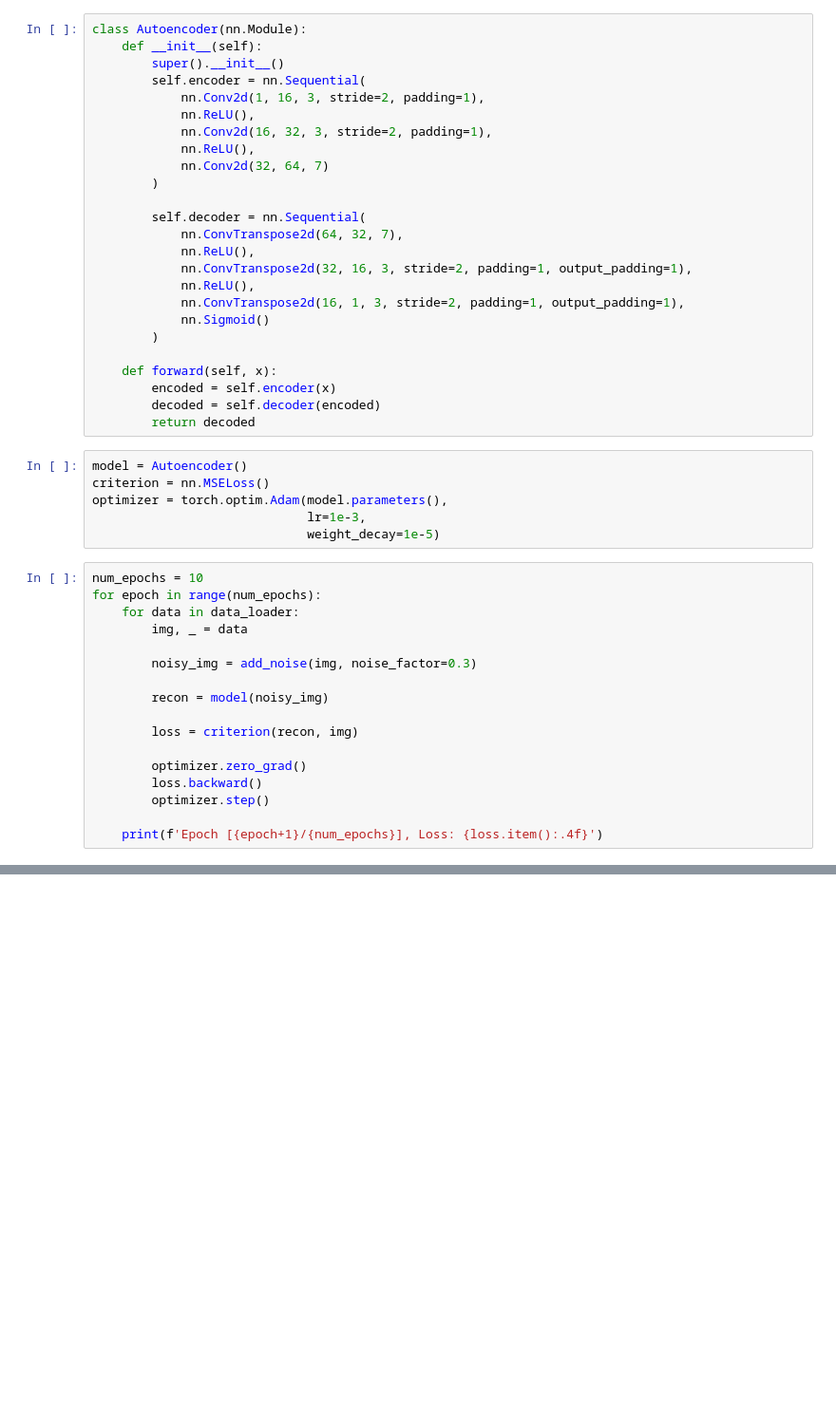
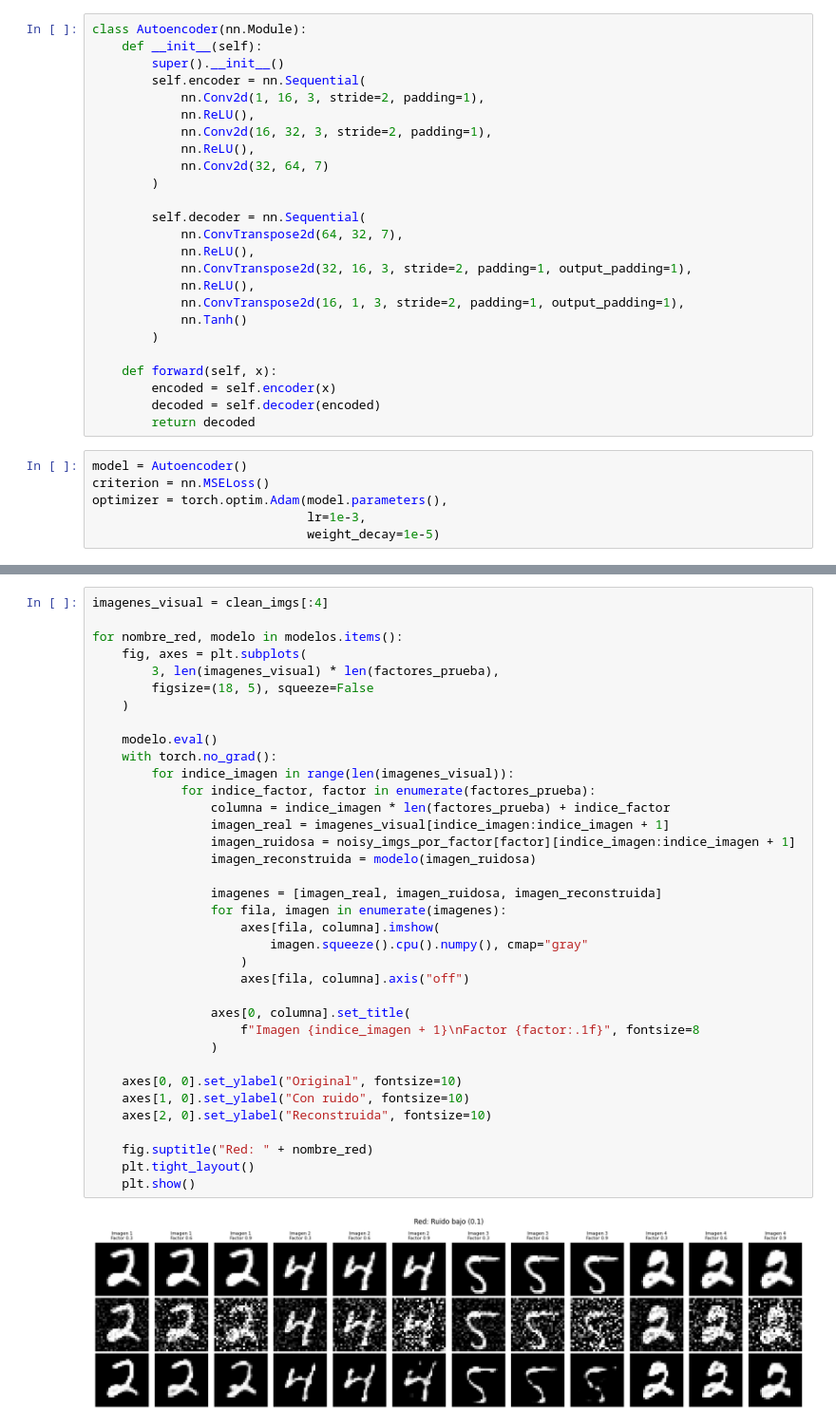
Before and after one commit to aledelgadoo/TP2-AA2-Autoencoders, a Jupyter notebook: eliminacion-ruido.ipynb, the cells around one changed output, grey strips where cells are left out. Shown at 95% size. Saved outputs shown, nothing was run; the diff lists cells and outputs as text; blank space fills up the shorter version.

Commit message:
Actualiza el entrenamiento para probar distintos noise_factor. Prueba como se comportan con distintos noise_factor.

```diff
--- a/eliminacion-ruido.ipynb
+++ b/eliminacion-ruido.ipynb
@@ -56,7 +56,7 @@ class Autoencoder(nn.Module):
             nn.ConvTranspose2d(32, 16, 3, stride=2, padding=1, output_padding=1),
             nn.ReLU(),
             nn.ConvTranspose2d(16, 1, 3, stride=2, padding=1, output_padding=1),
-            nn.Sigmoid()
+            nn.Tanh()
         )
 
     def forward(self, x):
@@ -69,20 +69,3 @@ criterion = nn.MSELoss()
 optimizer = torch.optim.Adam(model.parameters(),
                              lr=1e-3,
                              weight_decay=1e-5)
-# %%
-num_epochs = 10
-for epoch in range(num_epochs):
-    for data in data_loader:
-        img, _ = data
-
-        noisy_img = add_noise(img, noise_factor=0.3)
-
-        recon = model(noisy_img)
-
-        loss = criterion(recon, img)
-
-        optimizer.zero_grad()
-        loss.backward()
-        optimizer.step()
-
-    print(f'Epoch [{epoch+1}/{num_epochs}], Loss: {loss.item():.4f}')
@@ -139,0 +185,38 @@ plot_denoising_results(model, data_loader_valid, num_images=7, noise_factor=0.9)
+# %%
+imagenes_visual = clean_imgs[:4]
+
+for nombre_red, modelo in modelos.items():
+    fig, axes = plt.subplots(
+        3, len(imagenes_visual) * len(factores_prueba),
+        figsize=(18, 5), squeeze=False
+    )
+
+    modelo.eval()
+    with torch.no_grad():
+        for indice_imagen in range(len(imagenes_visual)):
+            for indice_factor, factor in enumerate(factores_prueba):
+                columna = indice_imagen * len(factores_prueba) + indice_factor
+                imagen_real = imagenes_visual[indice_imagen:indice_imagen + 1]
+                imagen_ruidosa = noisy_imgs_por_factor[factor][indice_imagen:indice_imagen + 1]
+                imagen_reconstruida = modelo(imagen_ruidosa)
+
+                imagenes = [imagen_real, imagen_ruidosa, imagen_reconstruida]
+                for fila, imagen in enumerate(imagenes):
+                    axes[fila, columna].imshow(
+                        imagen.squeeze().cpu().numpy(), cmap="gray"
+                    )
+                    axes[fila, columna].axis("off")
+
+                axes[0, columna].set_title(
+                    f"Imagen {indice_imagen + 1}\nFactor {factor:.1f}", fontsize=8
+                )
+
+    axes[0, 0].set_ylabel("Original", fontsize=10)
+    axes[1, 0].set_ylabel("Con ruido", fontsize=10)
+    axes[2, 0].set_ylabel("Reconstruida", fontsize=10)
+
+    fig.suptitle("Red: " + nombre_red)
+    plt.tight_layout()
+    plt.show()
+# %% [output]
+[figure, added]
```
Also changed, not shown: parts of 9 cells of this notebook, 1 other file.
